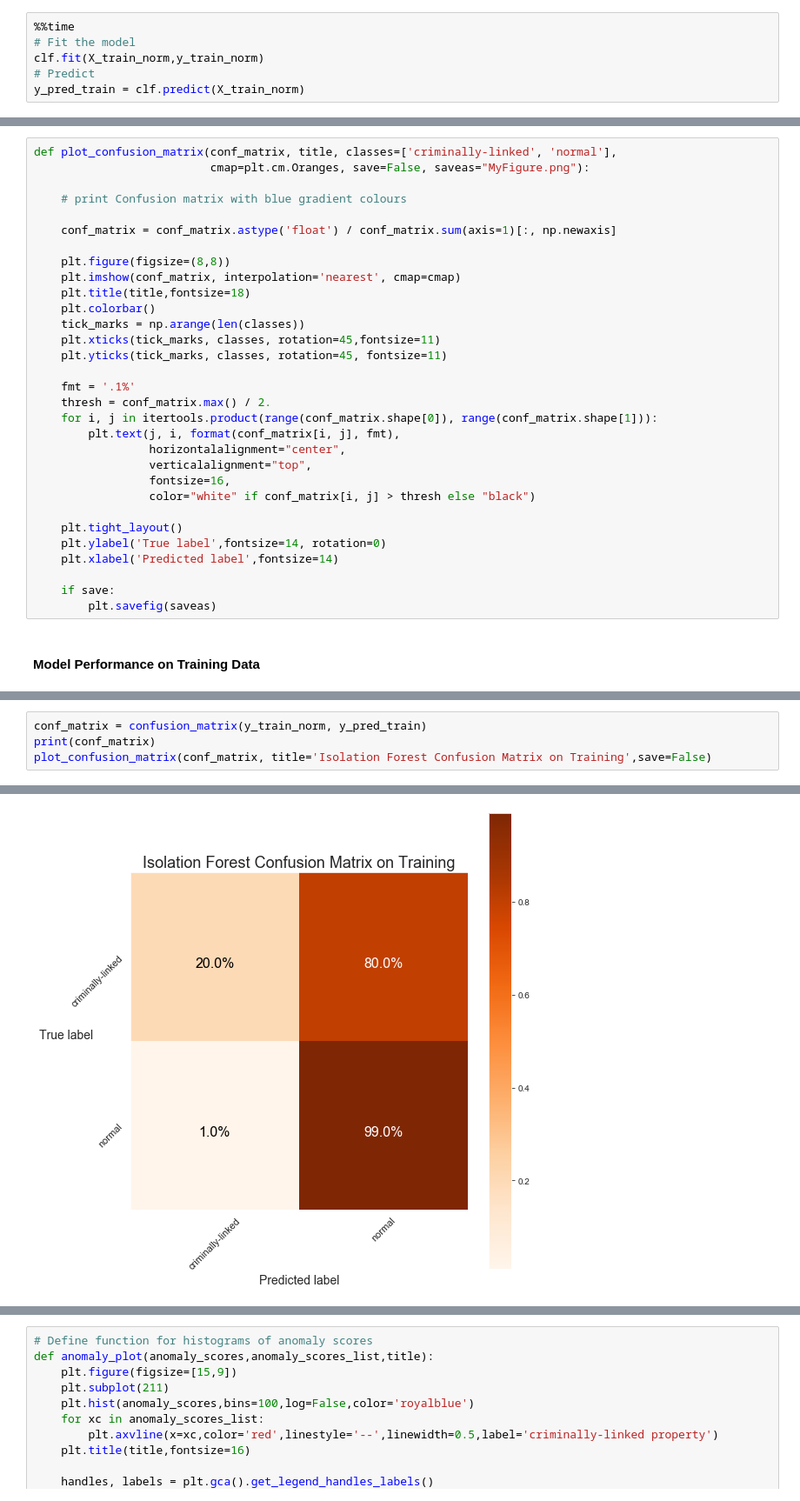
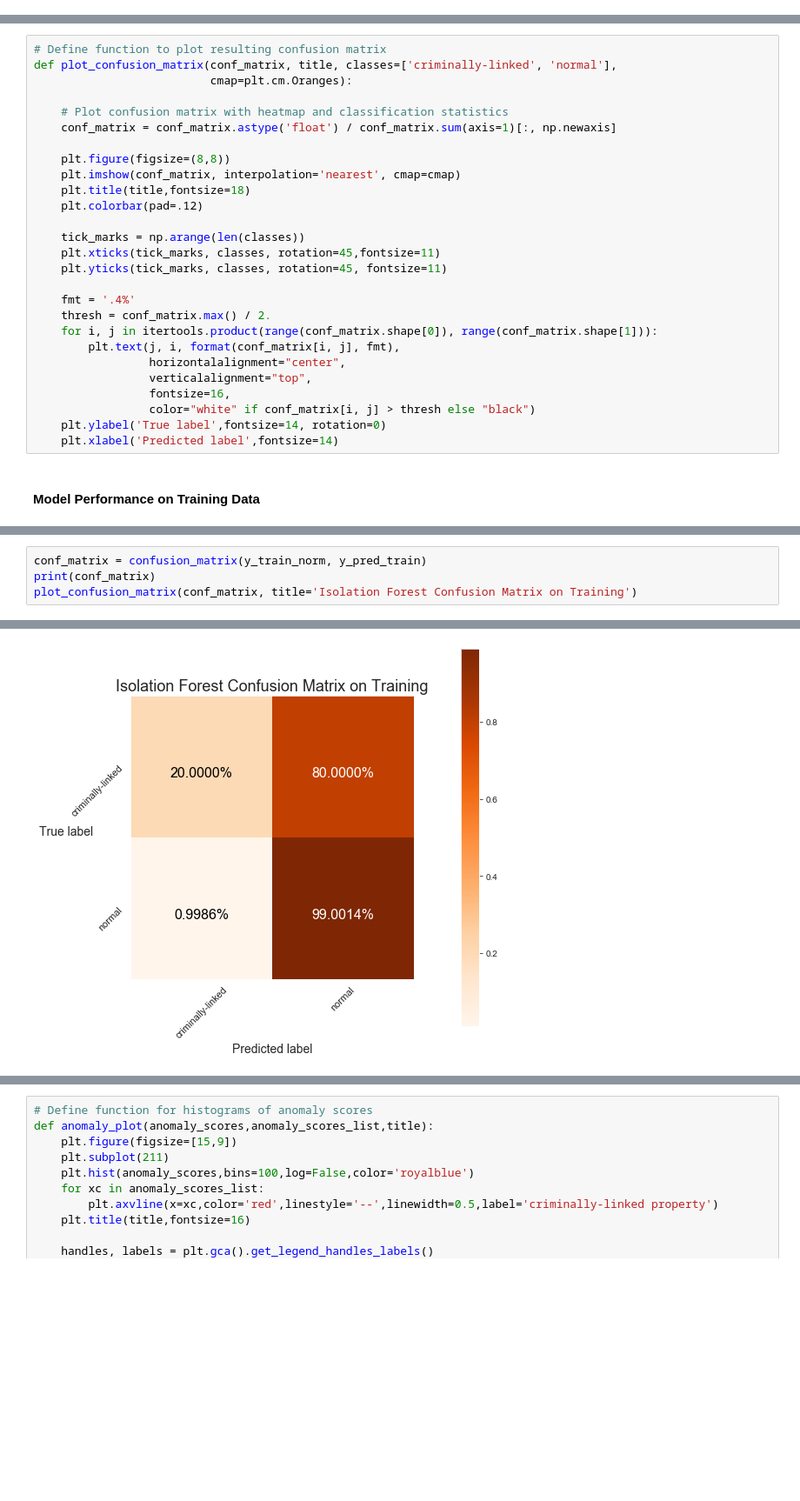
Before and after one commit to mpky/property_project, a Jupyter notebook: notebooks/isolation_forest.ipynb, the cells around one changed output, grey strips where cells are left out. Shown at 87% size. Cells and saved outputs as stored; diff of their text form; blank space fills up the shorter version.

```diff
--- a/notebooks/isolation_forest.ipynb
+++ b/notebooks/isolation_forest.ipynb
@@ -97,6 +96,0 @@ Wall time: 43.1 s
-# %%
-%%time
-# Fit the model
-clf.fit(X_train_norm,y_train_norm)
-# Predict
-y_pred_train = clf.predict(X_train_norm)
@@ -106,20 +97,21 @@ Wall time: 42.3 s
 # %%
+# Define function to plot resulting confusion matrix
 def plot_confusion_matrix(conf_matrix, title, classes=['criminally-linked', 'normal'],
-                          cmap=plt.cm.Oranges, save=False, saveas="MyFigure.png"):
+                          cmap=plt.cm.Oranges):
 
-    # print Confusion matrix with blue gradient colours
-
+    # Plot confusion matrix with heatmap and classification statistics
     conf_matrix = conf_matrix.astype('float') / conf_matrix.sum(axis=1)[:, np.newaxis]
 
     plt.figure(figsize=(8,8))
     plt.imshow(conf_matrix, interpolation='nearest', cmap=cmap)
     plt.title(title,fontsize=18)
-    plt.colorbar()
+    plt.colorbar(pad=.12)
+
     tick_marks = np.arange(len(classes))
     plt.xticks(tick_marks, classes, rotation=45,fontsize=11)
     plt.yticks(tick_marks, classes, rotation=45, fontsize=11)
 
-    fmt = '.1%'
+    fmt = '.4%'
     thresh = conf_matrix.max() / 2.
     for i, j in itertools.product(range(conf_matrix.shape[0]), range(conf_matrix.shape[1])):
         plt.text(j, i, format(conf_matrix[i, j], fmt),
@@ -127,12 +119,7 @@ def plot_confusion_matrix(conf_matrix, title, classes=['criminally-linked', 'nor
                  verticalalignment="top",
                  fontsize=16,
                  color="white" if conf_matrix[i, j] > thresh else "black")
-
-    plt.tight_layout()
     plt.ylabel('True label',fontsize=14, rotation=0)
     plt.xlabel('Predicted label',fontsize=14)
-
-    if save:
-        plt.savefig(saveas)
 # %% [markdown]
 #### Model Performance on Training Data
@@ -147,8 +150,8 @@ print(recall_score(
 # %%
 conf_matrix = confusion_matrix(y_train_norm, y_pred_train)
 print(conf_matrix)
-plot_confusion_matrix(conf_matrix, title='Isolation Forest Confusion Matrix on Training',save=False)
+plot_confusion_matrix(conf_matrix, title='Isolation Forest Confusion Matrix on Training')
 # %% [output]
 [[     6     24]
  [  3552 352136]]
-[figure, old version]
+[figure, new version]
```
Also changed, not shown: parts of 56 cells of this notebook.
